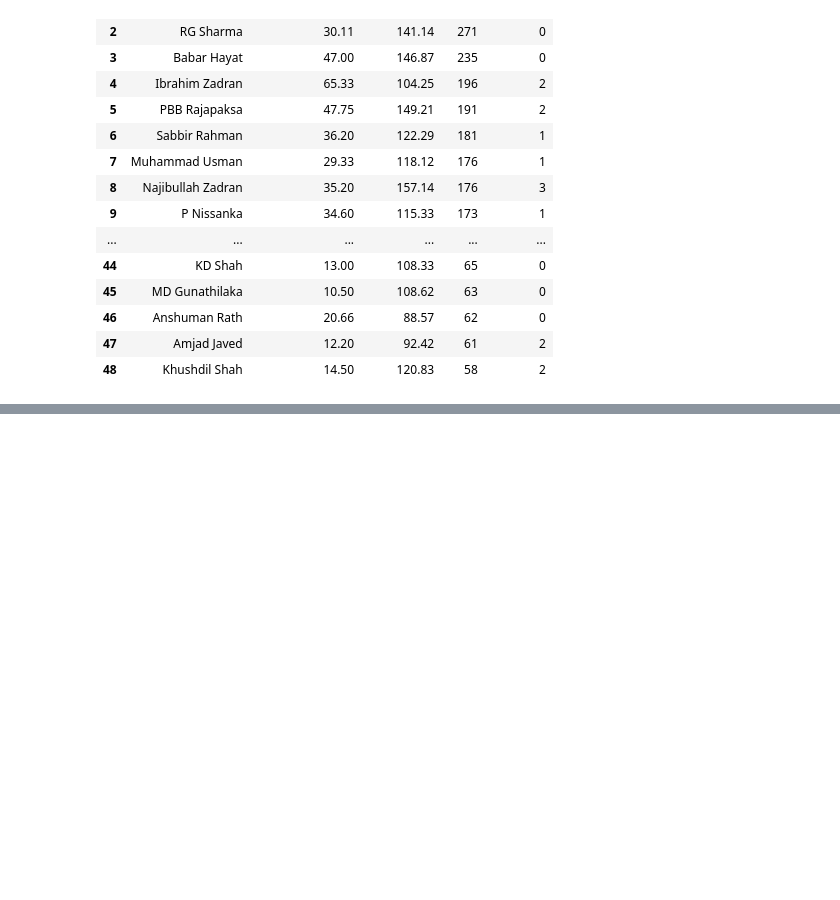
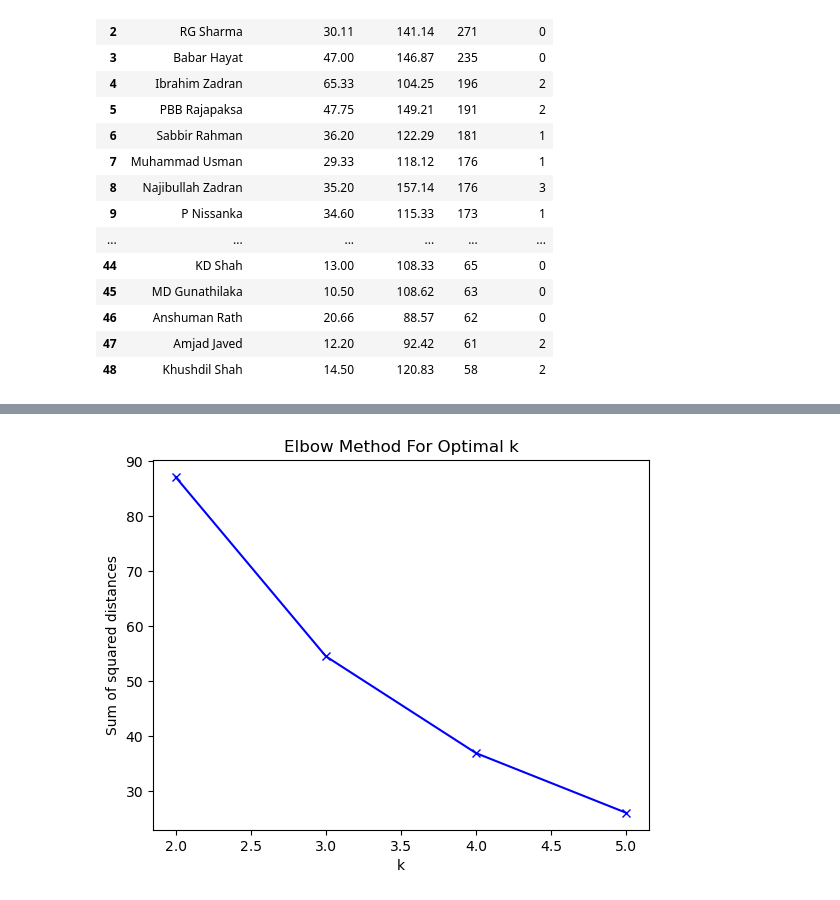
Before and after one commit to Vikaslh/Crick-stat-index-11, a Jupyter notebook: Notebooks/batsman-T20.ipynb, the cells around one changed output, grey strips where cells are left out. Drawn from its saved outputs; the diff is of its cells as text; code cells hidden in the pictures; blank space fills up the shorter version.

```diff
--- a/Notebooks/batsman-T20.ipynb
+++ b/Notebooks/batsman-T20.ipynb
@@ -89,7 +99,9 @@ def elbow_plot( min_k, max_k, k_max_iter):
     plt.title('Elbow Method For Optimal k')
     plt.show()
 # %%
-# elbow_plot(2,12,50)
+elbow_plot(2,5,50)
+# %% [output]
+[figure, added]
 # %%
 # Clustering the players using k-means algorithm
 km = KMeans(n_clusters=3,n_init=50)
```
Also changed, not shown: parts of 12 cells of this notebook, 5 other files.
